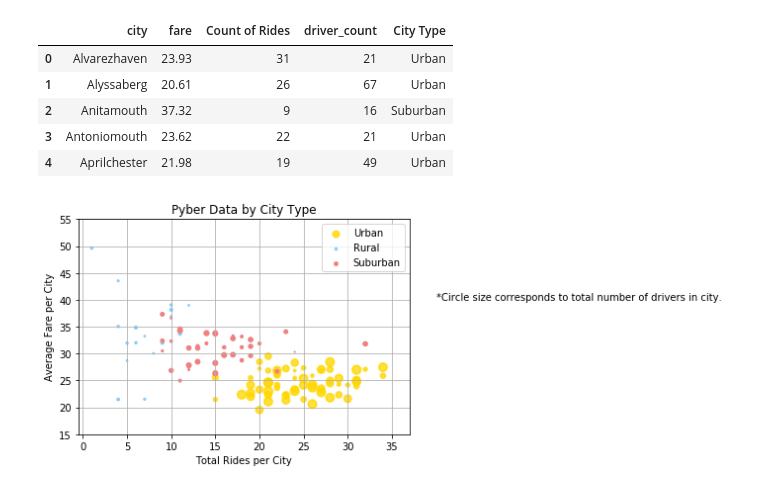
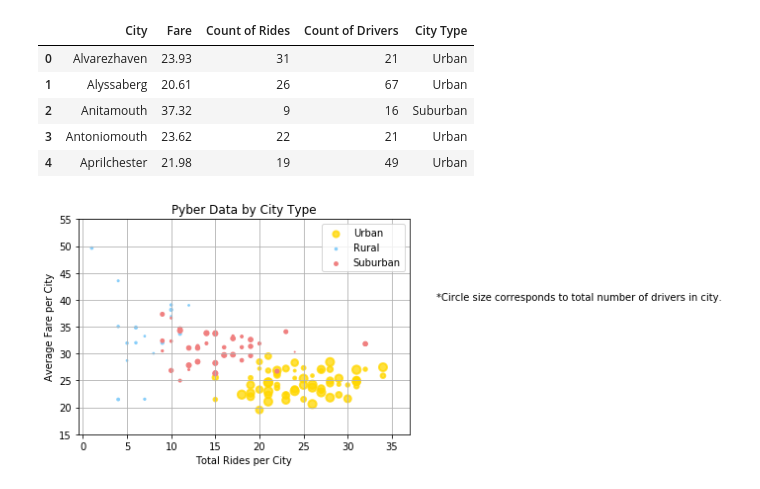
Before and after one commit to markes13/Data-Analysis-HW, a Jupyter notebook: HW5/HW5.ipynb, the cells around one changed output. Drawn from its saved outputs; the diff is of its cells as text; code cells hidden in the pictures.

```diff
--- a/HW5/HW5.ipynb
+++ b/HW5/HW5.ipynb
@@ -27,24 +27,28 @@ drivers_per_city = cities_group["driver_count"].sum()
 # %%
 # Combine fields into data frames
 
 # first drop driver count from groupby object
 city_type = city_df.drop(["driver_count"], axis=1)
 
 # df1
 plot_df1 = pd.merge(avg_fare_city, tot_rides_city, how='outer')
 
 #df2
 plot_df2 = pd.merge(drivers_per_city, city_type, how='outer')
 
 # Combined df
 plot_df = pd.merge(plot_df1, plot_df2, how='outer', on='city')
 
 # rename column
-plot_df = plot_df.rename(columns={"type": "City Type"})
+plot_df = plot_df.rename(columns={"type": "City Type",
+                                  "city":"City",
+                                  "fare":"Fare",
+                                  "driver_count": "Count of Drivers",
+})
 
 plot_df.head()
 # %% [output]
-|  | city | fare | Count of Rides | driver_count | City Type |
+|  | City | Fare | Count of Rides | Count of Drivers | City Type |
 | 0 | Alvarezhaven | 23.93 | 31 | 21 | Urban |
 | 1 | Alyssaberg | 20.61 | 26 | 67 | Urban |
 | 2 | Anitamouth | 37.32 | 9 | 16 | Suburban |
```
Also changed, not shown: parts of 3 cells of this notebook, 2 other files.
